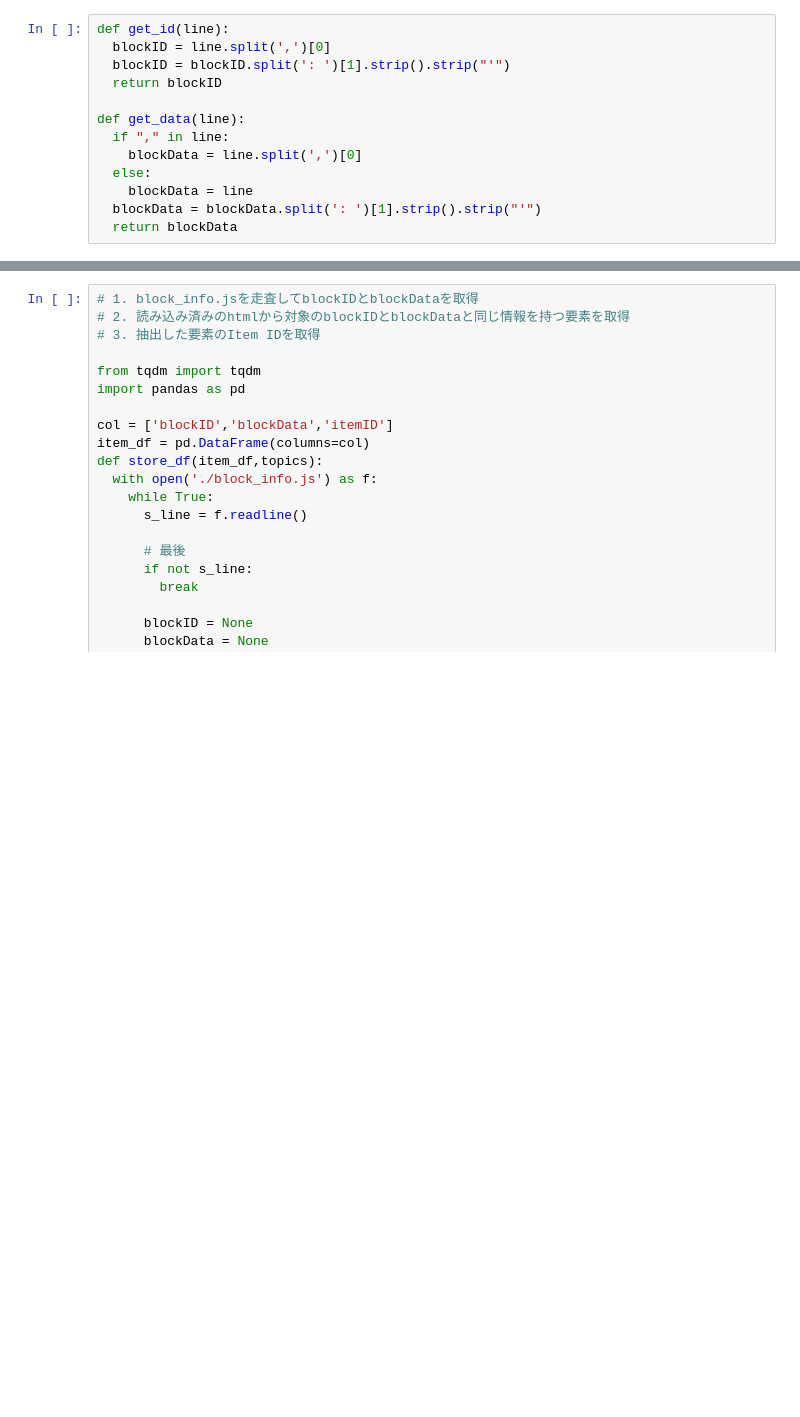
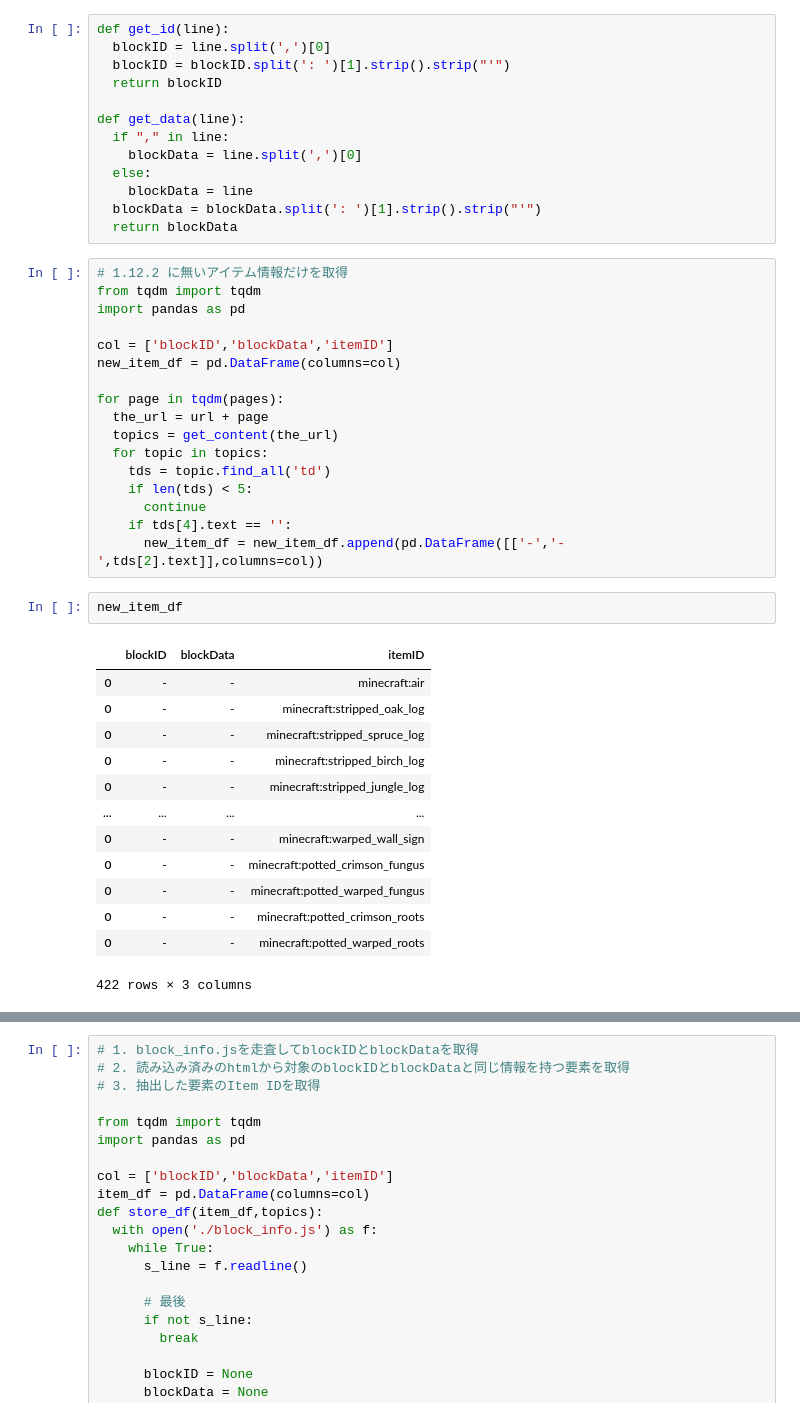
Before and after one commit to takecx/RemoteControllerMod, a Jupyter notebook: utils/get_itemID_1_16_5.ipynb, the cells around one changed output, grey strips where cells are left out. Saved outputs shown, nothing was run; the diff lists cells and outputs as text; blank space fills up the shorter version.

```diff
--- a/utils/get_itemID_1_16_5.ipynb
+++ b/utils/get_itemID_1_16_5.ipynb
@@ -35,3 +31,36 @@ def get_data(line):
     blockData = line
   blockData = blockData.split(': ')[1].strip().strip("'")
   return blockData
+# %%
+# 1.12.2 に無いアイテム情報だけを取得
+from tqdm import tqdm
+import pandas as pd
+
+col = ['blockID','blockData','itemID']
+new_item_df = pd.DataFrame(columns=col)
+
+for page in tqdm(pages):
+  the_url = url + page
+  topics = get_content(the_url)
+  for topic in topics:
+    tds = topic.find_all('td')
+    if len(tds) < 5:
+      continue
+    if tds[4].text == '':
+      new_item_df = new_item_df.append(pd.DataFrame([['-','-',tds[2].text]],columns=col))
+# %%
+new_item_df
+# %% [output]
+|  | blockID | blockData | itemID |
+| 0 | - | - | minecraft:air |
+| 0 | - | - | minecraft:stripped_oak_log |
+| 0 | - | - | minecraft:stripped_spruce_log |
+| 0 | - | - | minecraft:stripped_birch_log |
+| 0 | - | - | minecraft:stripped_jungle_log |
+| ... | ... | ... | ... |
+| 0 | - | - | minecraft:warped_wall_sign |
+| 0 | - | - | minecraft:potted_crimson_fungus |
+| 0 | - | - | minecraft:potted_warped_fungus |
+| 0 | - | - | minecraft:potted_crimson_roots |
+| 0 | - | - | minecraft:potted_warped_roots |
+422 rows × 3 columns
```
Also changed, not shown: parts of 9 cells of this notebook.
